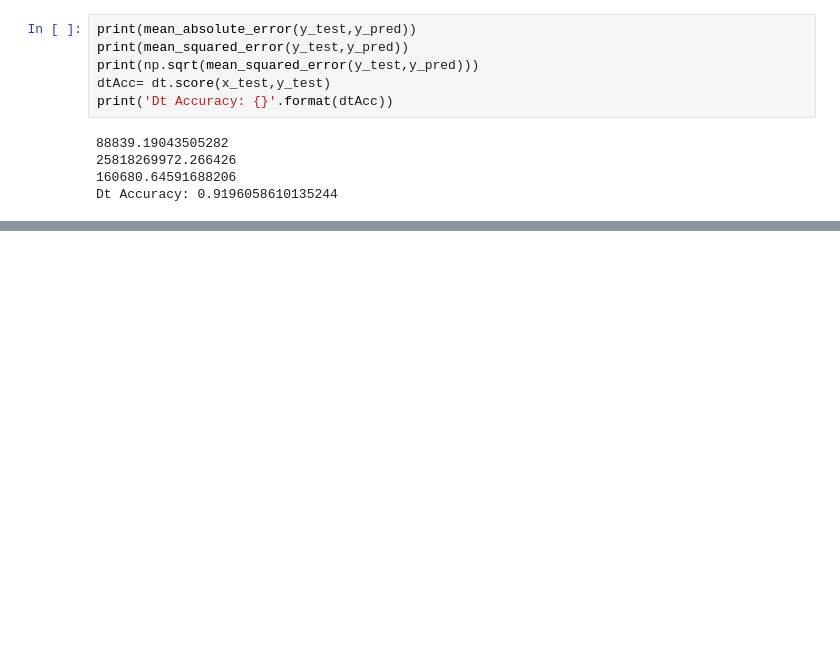
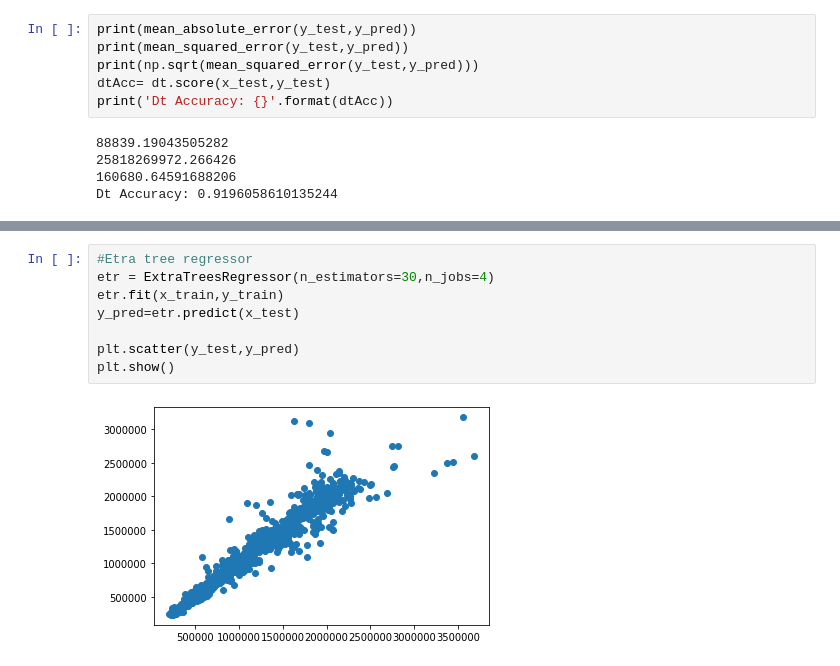
Before and after one commit to traveler0027/ai-projects, a Jupyter notebook: Regression/regression_linear_walmart.ipynb, the cells around one changed output, grey strips where cells are left out. Cells and saved outputs as stored; diff of their text form; blank space fills up the shorter version.

```diff
--- a/Regression/regression_linear_walmart.ipynb
+++ b/Regression/regression_linear_walmart.ipynb
@@ -283,0 +341,10 @@ RF Accuracy: 0.9196058610135244
+# %%
+#Etra tree regressor
+etr = ExtraTreesRegressor(n_estimators=30,n_jobs=4)
+etr.fit(x_train,y_train)
+y_pred=etr.predict(x_test)
+
+plt.scatter(y_test,y_pred)
+plt.show()
+# %% [output]
+[figure, added]
```
Also changed, not shown: parts of 9 cells of this notebook.
